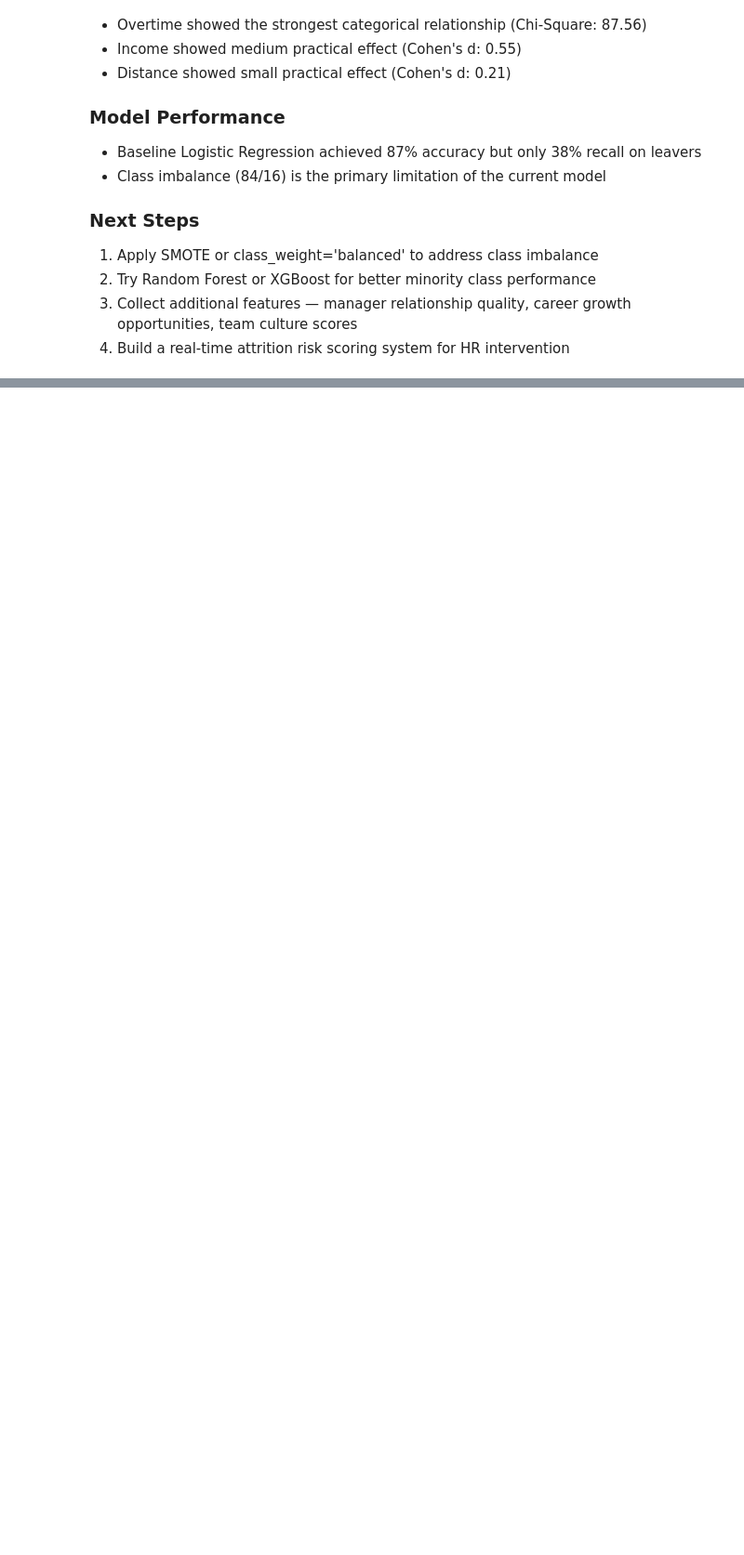
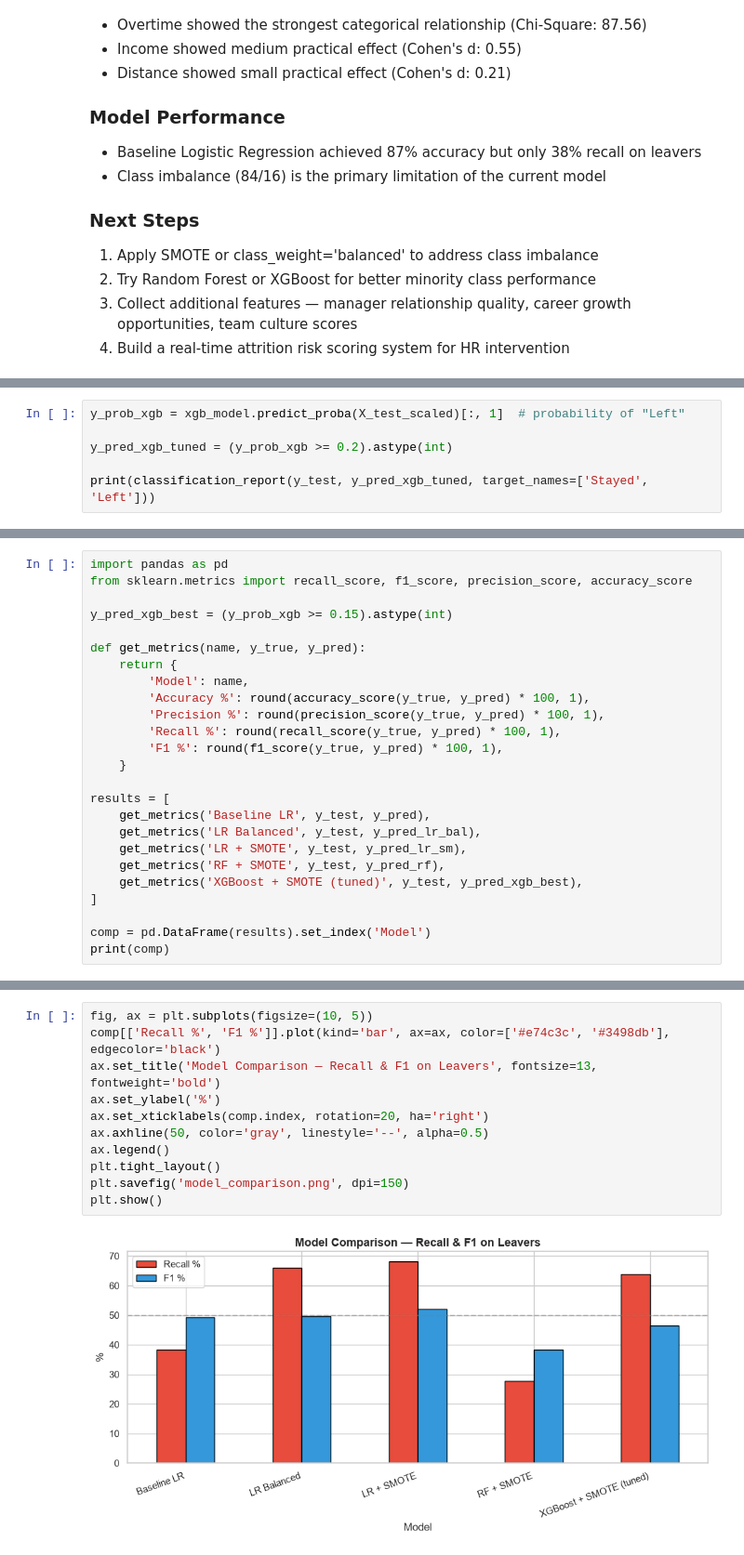
Before and after one commit to TheOnlyUnknown/IBM-HR-attrition-eda, a Jupyter notebook: IBM_HR_Attrition_EDA.ipynb, the cells around one changed output, grey strips where cells are left out. Shown at 93% size. Saved outputs shown, nothing was run; the diff lists cells and outputs as text; blank space fills up the shorter version.

Commit message:
Add Part 2 cells: SMOTE, model comparison, threshold tuning

```diff
--- a/IBM_HR_Attrition_EDA.ipynb
+++ b/IBM_HR_Attrition_EDA.ipynb
@@ -678,0 +768,6 @@ weighted avg       0.86      0.87      0.86       294
+# %%
+y_prob_xgb = xgb_model.predict_proba(X_test_scaled)[:, 1]  # probability of "Left"
+
+y_pred_xgb_tuned = (y_prob_xgb >= 0.2).astype(int)
+
+print(classification_report(y_test, y_pred_xgb_tuned, target_names=['Stayed', 'Left']))
@@ -678,0 +806,25 @@ weighted avg       0.86      0.87      0.86       294
+# %%
+import pandas as pd
+from sklearn.metrics import recall_score, f1_score, precision_score, accuracy_score
+
+y_pred_xgb_best = (y_prob_xgb >= 0.15).astype(int)
+
+def get_metrics(name, y_true, y_pred):
+    return {
+        'Model': name,
+        'Accuracy %': round(accuracy_score(y_true, y_pred) * 100, 1),
+        'Precision %': round(precision_score(y_true, y_pred) * 100, 1),
+        'Recall %': round(recall_score(y_true, y_pred) * 100, 1),
+        'F1 %': round(f1_score(y_true, y_pred) * 100, 1),
+    }
+
+results = [
+    get_metrics('Baseline LR', y_test, y_pred),
+    get_metrics('LR Balanced', y_test, y_pred_lr_bal),
+    get_metrics('LR + SMOTE', y_test, y_pred_lr_sm),
+    get_metrics('RF + SMOTE', y_test, y_pred_rf),
+    get_metrics('XGBoost + SMOTE (tuned)', y_test, y_pred_xgb_best),
+]
+
+comp = pd.DataFrame(results).set_index('Model')
+print(comp)
@@ -678,0 +839,13 @@ weighted avg       0.86      0.87      0.86       294
+# %%
+fig, ax = plt.subplots(figsize=(10, 5))
+comp[['Recall %', 'F1 %']].plot(kind='bar', ax=ax, color=['#e74c3c', '#3498db'], edgecolor='black')
+ax.set_title('Model Comparison — Recall & F1 on Leavers', fontsize=13, fontweight='bold')
+ax.set_ylabel('%')
+ax.set_xticklabels(comp.index, rotation=20, ha='right')
+ax.axhline(50, color='gray', linestyle='--', alpha=0.5)
+ax.legend()
+plt.tight_layout()
+plt.savefig('model_comparison.png', dpi=150)
+plt.show()
+# %% [output]
+[figure, added]
```
Also changed, not shown: parts of 12 cells of this notebook.
